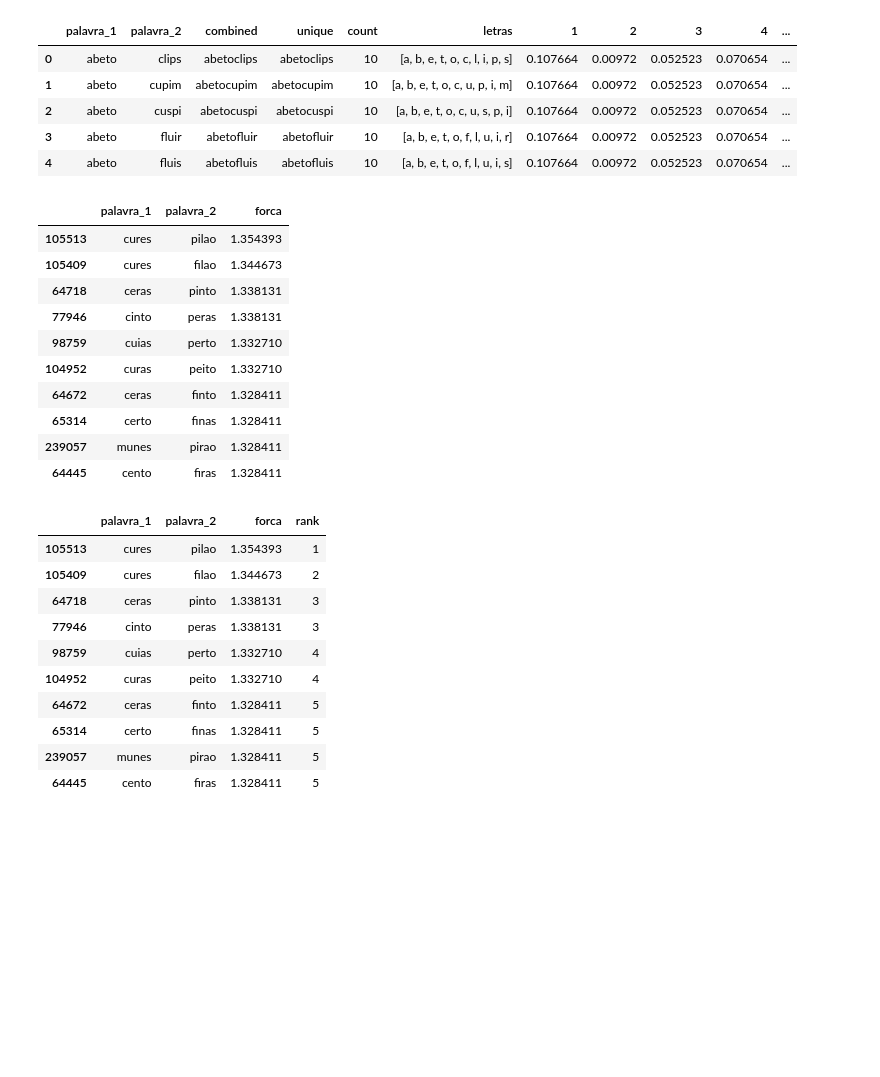
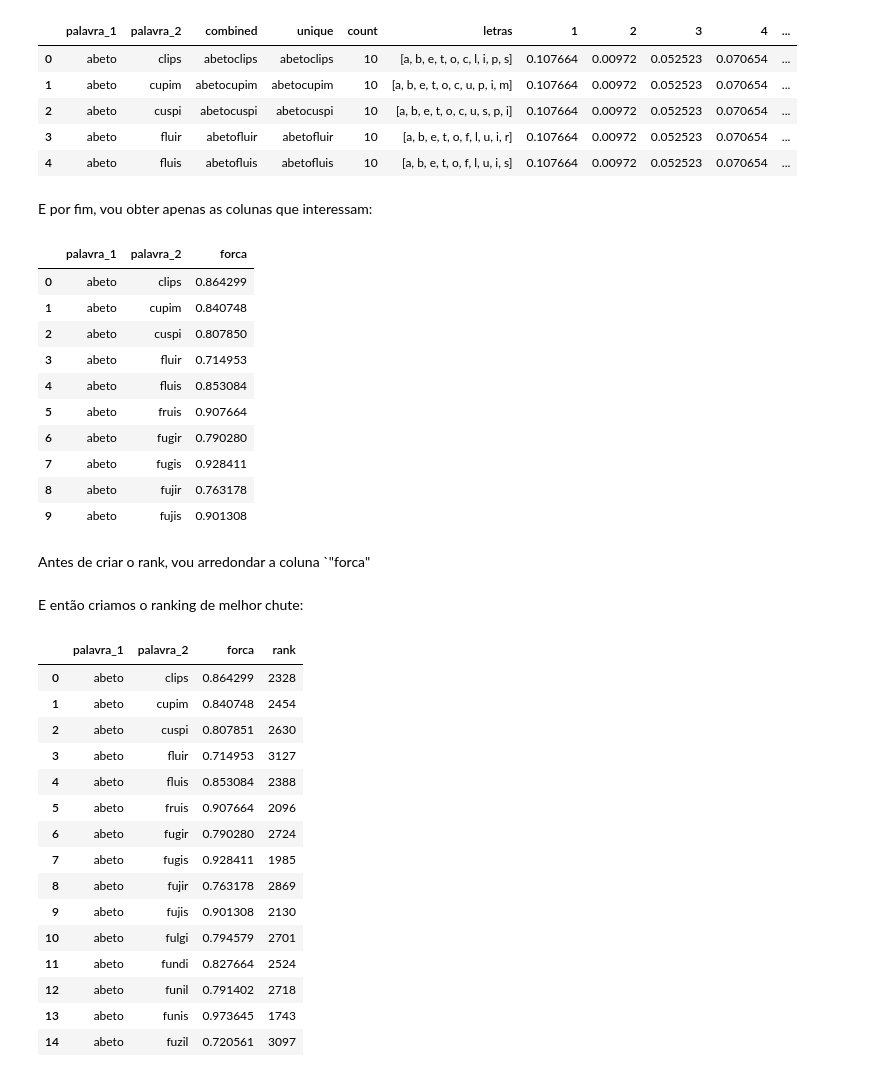
Before and after one commit to andersonmdcanteli/termo, a Jupyter notebook: termo_analysis.ipynb, the cells around one changed output. Drawn from its saved outputs; the diff is of its cells as text; code cells hidden in the pictures; blank space fills up the shorter version.

```diff
--- a/termo_analysis.ipynb
+++ b/termo_analysis.ipynb
@@ -1141,0 +1158,3 @@ df_best_first_word_combo.tail(10)
+# %%
+df_aux = pd.DataFrame(df_termo_sem_rep['letras'].to_list(), columns=range(1,6))
+df_aux.head()
@@ -1141,0 +1170,5 @@ df_best_first_word_combo.tail(10)
+# %%
+for column in df_prob_pesos.columns:
+  for i in df_prob_pesos.index:
+    df_aux[column].replace(i, df_prob_pesos[column][i], inplace=True)
+df_aux.head()
@@ -1489,10 +1666,10 @@ df_two_aux.head()
 # %% [markdown]
 Agora basta substituir cada célula pela chance de cada palavra, mas utilizando os pesos definidos no `DataFrame` `df_prob_posicao`:
 # %%
-for column in df_prob_posicao.columns:
-  for i in df_prob_posicao.index:
-    df_two_aux[column].replace(i, df_prob_posicao[column][i], inplace=True)
-    df_two_aux[column+5].replace(i, df_prob_posicao[column][i], inplace=True)
+for column in df_pesos.columns:
+  for i in df_pesos.index:
+    df_two_aux[column].replace(i, df_pesos[column][i], inplace=True)
+    df_two_aux[column+5].replace(i, df_pesos[column][i], inplace=True)
 
 df_two_aux.head()
 # %% [output]
@@ -1526,39 +1705,49 @@ df_termo_sem_rep_posicao.head()
 | 2 | abeto | cuspi | abetocuspi | abetocuspi | 10 | [a, b, e, t, o, c, u, s, p, i] | 0.107664 | 0.00972 | 0.052523 | 0.070654 | ... |
 | 3 | abeto | fluir | abetofluir | abetofluir | 10 | [a, b, e, t, o, f, l, u, i, r] | 0.107664 | 0.00972 | 0.052523 | 0.070654 | ... |
 | 4 | abeto | fluis | abetofluis | abetofluis | 10 | [a, b, e, t, o, f, l, u, i, s] | 0.107664 | 0.00972 | 0.052523 | 0.070654 | ... |
+# %% [markdown]
+E por fim, vou obter apenas as colunas que interessam:
 # %%
 df_best_first_second_word_posicao = pd.DataFrame(columns=['palavra_1', 'palavra_2', 'forca'])
 df_best_first_second_word_posicao['palavra_1'] = df_termo_sem_rep_posicao['palavra_1']
 df_best_first_second_word_posicao['palavra_2'] = df_termo_sem_rep_posicao['palavra_2']
 df_best_first_second_word_posicao['forca'] = df_termo_sem_rep_posicao['forca']
-df_best_first_second_word_posicao.sort_values(by="forca", ascending=False, inplace=True)
 df_best_first_second_word_posicao.head(10)
 # %% [output]
 |  | palavra_1 | palavra_2 | forca |
-| 105513 | cures | pilao | 1.354393 |
-| 105409 | cures | filao | 1.344673 |
-| 64718 | ceras | pinto | 1.338131 |
-| 77946 | cinto | peras | 1.338131 |
-| 98759 | cuias | perto | 1.332710 |
-| 104952 | curas | peito | 1.332710 |
-| 64672 | ceras | finto | 1.328411 |
-| 65314 | certo | finas | 1.328411 |
-| 239057 | munes | pirao | 1.328411 |
-| 64445 | cento | firas | 1.328411 |
+| 0 | abeto | clips | 0.864299 |
+| 1 | abeto | cupim | 0.840748 |
+| 2 | abeto | cuspi | 0.807850 |
+| 3 | abeto | fluir | 0.714953 |
+| 4 | abeto | fluis | 0.853084 |
+| 5 | abeto | fruis | 0.907664 |
+| 6 | abeto | fugir | 0.790280 |
+| 7 | abeto | fugis | 0.928411 |
+| 8 | abeto | fujir | 0.763178 |
+| 9 | abeto | fujis | 0.901308 |
+# %% [markdown]
+Antes de criar o rank, vou arredondar a coluna `"forca"
 # %%
 df_best_first_second_word_posicao['forca'] = df_best_first_second_word_posicao['forca'].round(7)
+# %% [markdown]
+E então criamos o ranking de melhor chute:
 # %%
 df_best_first_second_word_posicao['rank'] = df_best_first_second_word_posicao['forca'].rank(ascending=False, method="dense").astype(int)
-df_best_first_second_word_posicao.head(10)
+df_best_first_second_word_posicao.head(15)
 # %% [output]
 |  | palavra_1 | palavra_2 | forca | rank |
-| 105513 | cures | pilao | 1.354393 | 1 |
-| 105409 | cures | filao | 1.344673 | 2 |
-| 64718 | ceras | pinto | 1.338131 | 3 |
-| 77946 | cinto | peras | 1.338131 | 3 |
-| 98759 | cuias | perto | 1.332710 | 4 |
-| 104952 | curas | peito | 1.332710 | 4 |
-| 64672 | ceras | finto | 1.328411 | 5 |
-| 65314 | certo | finas | 1.328411 | 5 |
-| 239057 | munes | pirao | 1.328411 | 5 |
-| 64445 | cento | firas | 1.328411 | 5 |
+| 0 | abeto | clips | 0.864299 | 2328 |
+| 1 | abeto | cupim | 0.840748 | 2454 |
+| 2 | abeto | cuspi | 0.807851 | 2630 |
+| 3 | abeto | fluir | 0.714953 | 3127 |
+| 4 | abeto | fluis | 0.853084 | 2388 |
+| 5 | abeto | fruis | 0.907664 | 2096 |
+| 6 | abeto | fugir | 0.790280 | 2724 |
+| 7 | abeto | fugis | 0.928411 | 1985 |
+| 8 | abeto | fujir | 0.763178 | 2869 |
+| 9 | abeto | fujis | 0.901308 | 2130 |
+| 10 | abeto | fulgi | 0.794579 | 2701 |
+| 11 | abeto | fundi | 0.827664 | 2524 |
+| 12 | abeto | funil | 0.791402 | 2718 |
+| 13 | abeto | funis | 0.973645 | 1743 |
+| 14 | abeto | fuzil | 0.720561 | 3097 |
```
Also changed, not shown: parts of 115 cells of this notebook.
